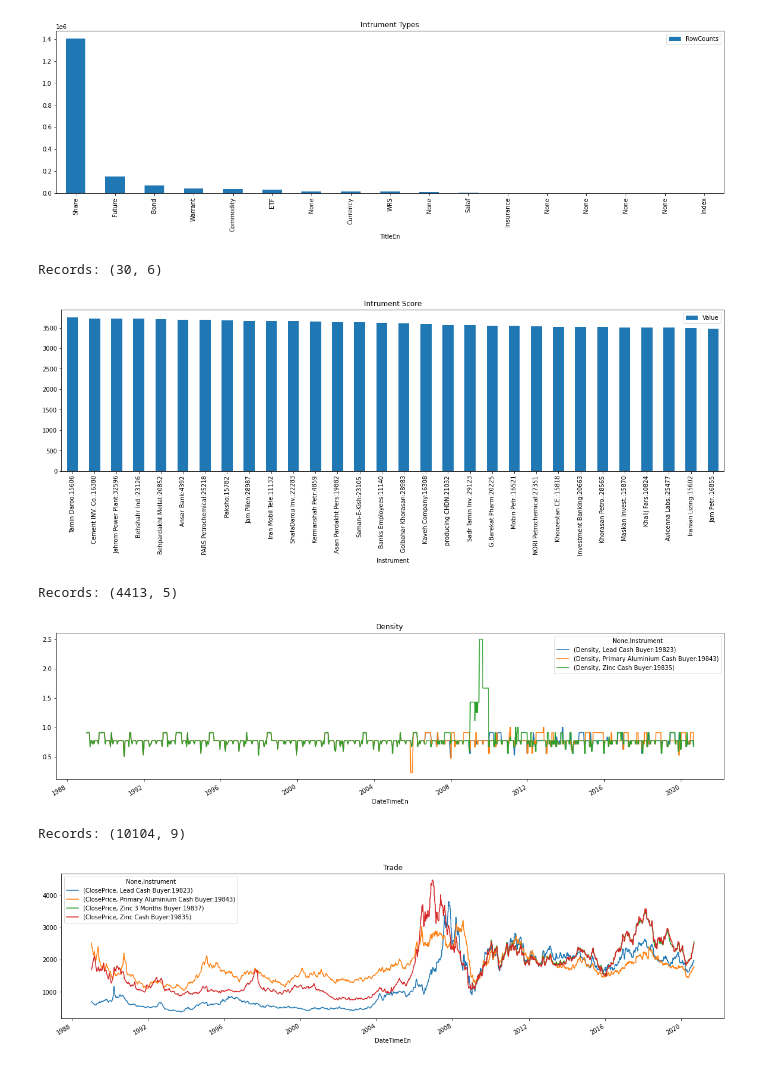
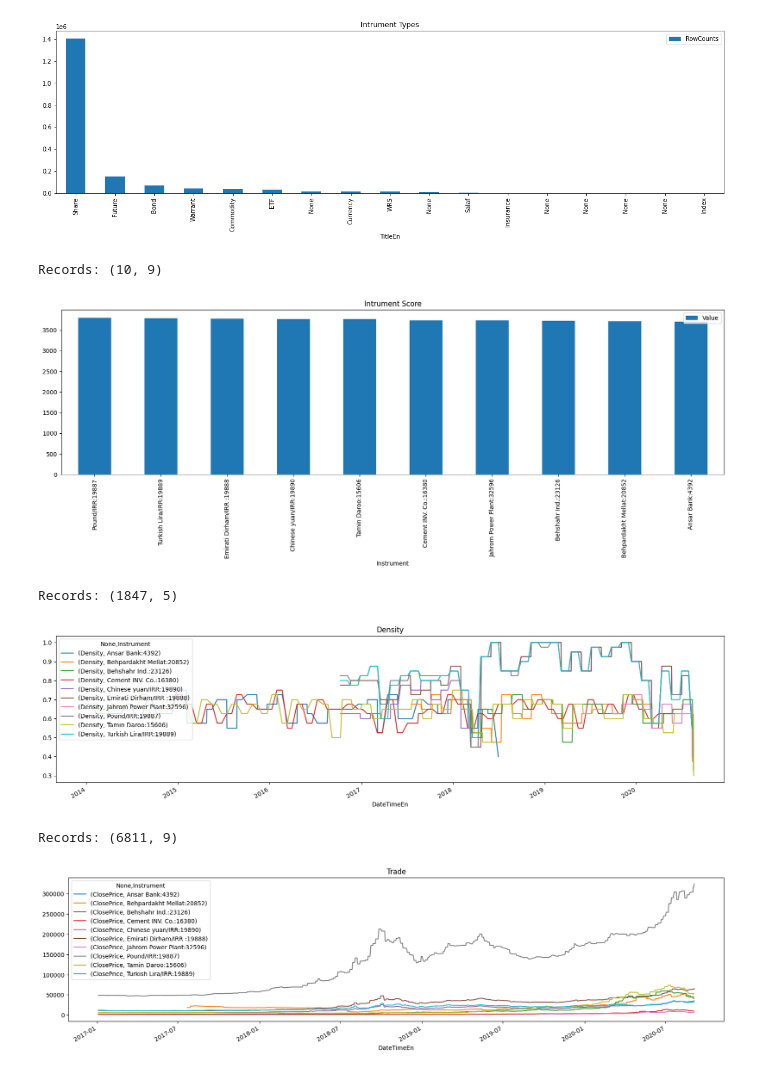
Before and after one commit to h-nargesi/Stock-Estimation, a Jupyter notebook: Jiringi/data-noise.ipynb, the cells around one changed output. Cells and saved outputs as stored; diff of their text form; code cells hidden in the pictures.

```diff
--- a/Jiringi/data-noise.ipynb
+++ b/Jiringi/data-noise.ipynb
@@ -14,32 +14,32 @@ Records: (17, 4)
 # %%
 from codes.handlers import Handlers
 
 hd = Handlers('queries')
-rides = hd.ReadPanda('graph/instrument-scores', ("Score", 30, 220))
+rides = hd.ReadPanda('graph/instrument-scores', ("Score", 10, 220))
 print("Records:", rides.shape)
 if rides.size > 0:
     rides.plot(title='Intrument Score', x='Instrument', y='Value', kind='bar', figsize=(20, 5))
 # %% [output]
-Records: (30, 6)
+Records: (10, 9)
-[figure, old version]
+[figure, new version]
 # %%
 from codes.handlers import Handlers
 
 hd = Handlers('queries')
-rides = hd.ReadPanda('graph/density', ("19835, 19823, 19843", 10,))
+rides = hd.ReadPanda('graph/density', (None, 40, "2014",))
 print("Records:", rides.shape)
 if rides.size > 0:
     rides = rides.pivot(index='DateTimeEn', columns='Instrument', values=['Density'])
     # print(rides.columns)
     rides.plot(title='Density', kind='line', figsize=(20, 5))
 # %% [output]
-Records: (4413, 5)
+Records: (1847, 5)
-[figure, old version]
+[figure, new version]
 # %%
 from codes.handlers import Handlers
 
 hd = Handlers('queries')
-rides = hd.ReadPanda('graph/trade', ("19837, 19835, 19823, 19843", 6,))
+rides = hd.ReadPanda('graph/trade', (None, 5, "2017",))
 print("Records:", rides.shape)
 if rides.size > 0:
     # 'OpenPrice', 'LowPrice', 'HighPrice',
@@ -47,8 +47,8 @@ if rides.size > 0:
     # print(rides.columns)
     rides.plot(title='Trade', kind='line', figsize=(20, 5))
 # %% [output]
-Records: (10104, 9)
+Records: (6811, 9)
-[figure, old version]
+[figure, new version]
 # %%
 from codes.handlers import Handlers
 
```
Also changed, not shown: parts of 2 cells of this notebook.
